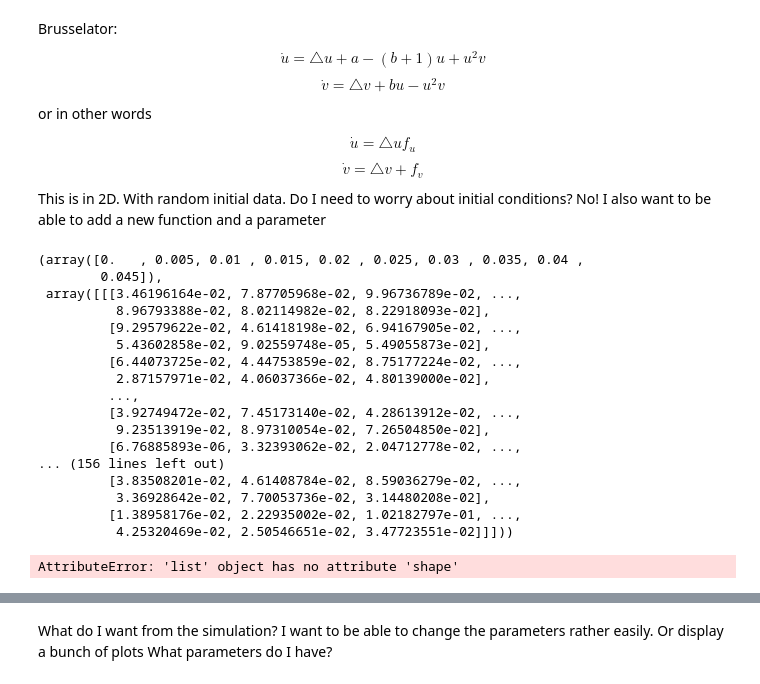
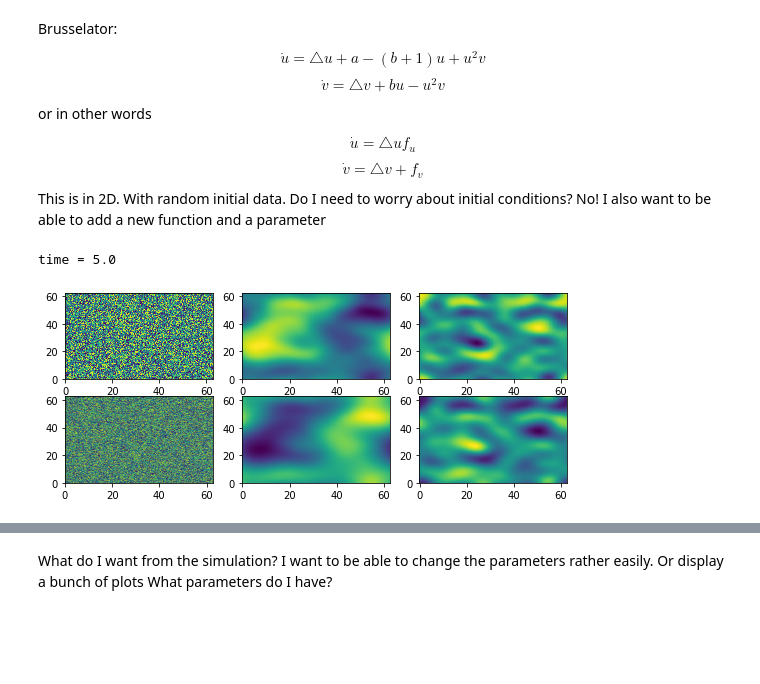
Before and after one commit to l-ada/Turing-models, a Jupyter notebook: brusselator.ipynb, the cells around one changed output, grey strips where cells are left out. Cells and saved outputs as stored; diff of their text form; code cells hidden in the pictures; blank space fills up the shorter version.

Commit message:
Added another plot , some fixes

```diff
--- a/brusselator.ipynb
+++ b/brusselator.ipynb
@@ -16,7 +16,7 @@ $$ \dot v = \triangle v +f_v$$
 This is in 2D. With random initial data. Do I need to worry about initial conditions? No!
 I also want to be able to add a new function and a parameter
 # %%
-N = 64
+N = 2**8
 dt = 0.005
 fu = lambda a,b,u,v: a + (u**2)*v - (b+1)*u
 fv = lambda a,b,u,v: b*u-(u**2)*v
@@ -102,12 +102,12 @@ def perform_simulation(a=a,b=b, timestep = dt, fu = fu, fv = fv, N = N, NUM_STEP
 
     return time, conc_u, conc_v
 # %%
-def perform__trunc_simulation(a=a,b=b, timestep = dt, fu = fu, fv = fv, N = N, NUM_STEPS=NUM_STEPS, savetimes = [0, N//2, N-2]):
+def perform__trunc_simulation(a=a,b=b, L=L,timestep = dt, D0=D0, D1 = D1,fu = fu, fv = fv, N = N, NUM_STEPS=NUM_STEPS, savetimes = [0, NUM_STEPS//2, NUM_STEPS-2]):
 
     # initialize data
     initial_data_u = create_initial_array(N)
     initial_data_v = create_initial_array(N)
-    wavenums = create_wavenumber_array(N, L)
+    wavenums = create_wavenumber_array(N, L=L)
 
     ## initialize operators
     operator_u = create_time_operator(wavenums, D0, timestep)
@@ -142,62 +142,47 @@ def perform__trunc_simulation(a=a,b=b, timestep = dt, fu = fu, fv = fv, N = N, N
         ## go back
         u = ifftn(fft_u).real
         v = ifftn(fft_v).real
-
-        ## record the data
-
     return u_saved, v_saved, savetimes
 # %%
-perform_simulation(NUM_STEPS= 10)
+# perform_simulation(NUM_STEPS= 10)
-# %% [output]
-(array([0.   , 0.005, 0.01 , 0.015, 0.02 , 0.025, 0.03 , 0.035, 0.04 ,
-        0.045]),
- array([[[3.46196164e-02, 7.87705968e-02, 9.96736789e-02, ...,
-          8.96793388e-02, 8.02114982e-02, 8.22918093e-02],
-         [9.29579622e-02, 4.61418198e-02, 6.94167905e-02, ...,
-          5.43602858e-02, 9.02559748e-05, 5.49055873e-02],
-         [6.44073725e-02, 4.44753859e-02, 8.75177224e-02, ...,
-          2.87157971e-02, 4.06037366e-02, 4.80139000e-02],
-         ...,
-         [3.92749472e-02, 7.45173140e-02, 4.28613912e-02, ...,
-          9.23513919e-02, 8.97310054e-02, 7.26504850e-02],
-         [6.76885893e-06, 3.32393062e-02, 2.04712778e-02, ...,
-... (156 lines left out)
-         [3.83508201e-02, 4.61408784e-02, 8.59036279e-02, ...,
-          3.36928642e-02, 7.70053736e-02, 3.14480208e-02],
-         [1.38958176e-02, 2.22935002e-02, 1.02182797e-01, ...,
-          4.25320469e-02, 2.50546651e-02, 3.47723551e-02]]]))
 # %%
 from matplotlib import pyplot as plt
 from mpl_toolkits import mplot3d
 from matplotlib import cm
 # Plot u(x,y) for different time points (2D)
+a=1.5
+b=2.34
+D0=2.8
+D1 = 22.4
+# dt = 0.05
+NUM_STEPS = 10**3
 
-dt = 0.05
-data_u, data_v, savetimes = perform__trunc_simulation(NUM_STEPS= 10**3)
+data_u, data_v, savetimes = perform__trunc_simulation(N = N,L=L,a=b, b=b, D1 =D1, D0=D0, NUM_STEPS=NUM_STEPS)
 xs = np.arange(0.0,L,L/N)
 ys = np.arange(0.0,L,L/N)
-
+print(f"time = {dt*NUM_STEPS}")
 X,Y = np.meshgrid(xs,ys)
 
 from matplotlib import animation, rc
 from IPython.display import HTML
 
 fig = plt.figure(figsize=(9.0,3.5))
 ax1 = fig.add_subplot(231)
 ax2 = fig.add_subplot(232)
 ax3 = fig.add_subplot(233)
 
-ax1.pcolormesh(X, Y, data_u[savetimes[0]], shading='auto')
-ax2.pcolormesh(X, Y, data_u[savetimes[1]], shading='auto')
-ax3.pcolormesh(X, Y, data_u[savetimes[2]], shading='auto')
+ax1.pcolormesh(X, Y, data_u[0], shading='auto')
+ax2.pcolormesh(X, Y, data_u[1], shading='auto')
+ax3.pcolormesh(X, Y, data_u[2], shading='auto')
 ax4 = fig.add_subplot(234)
 ax5 = fig.add_subplot(235)
 ax6 = fig.add_subplot(236)
 
-ax4.pcolormesh(X, Y, data_v[savetimes[0]], shading='auto')
-ax5.pcolormesh(X, Y, data_v[savetimes[1]], shading='auto')
-ax6.pcolormesh(X, Y, data_v[savetimes[2]], shading='auto')
+ax4.pcolormesh(X, Y, data_v[0], shading='gouraud')
+ax5.pcolormesh(X, Y, data_v[1], shading='auto')
+ax6.pcolormesh(X, Y, data_v[2], shading='auto')
 
 plt.show()
 # %% [output]
-AttributeError: 'list' object has no attribute 'shape'
+time = 5.0
+[figure, added]
```
Also changed, not shown: parts of 2 cells of this notebook.
